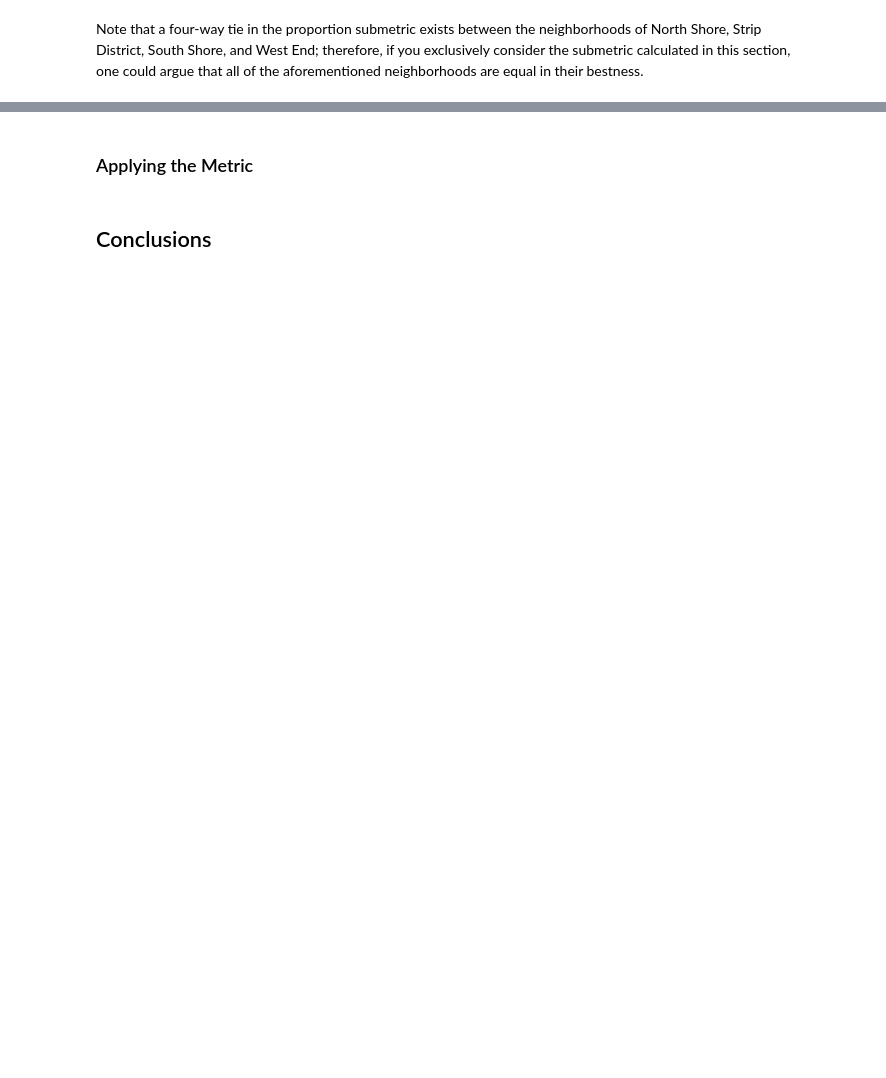
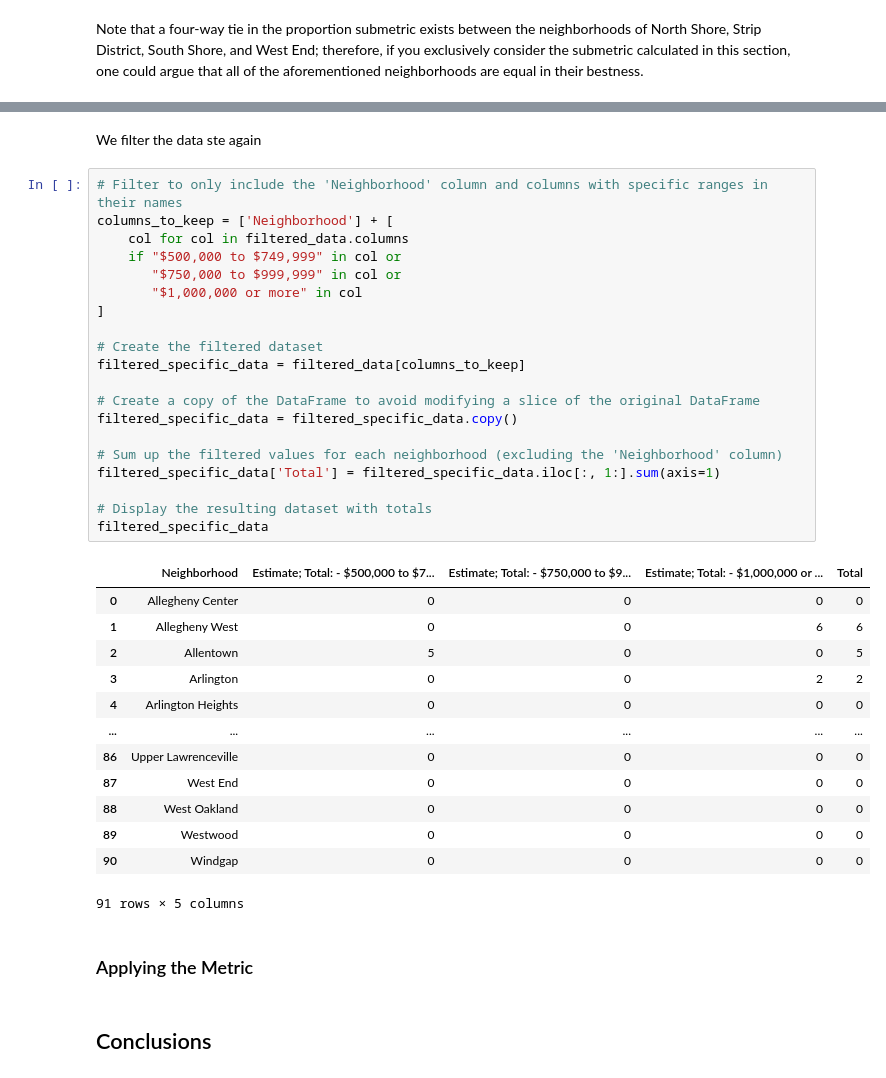
Before and after one commit to ItBeDaKang/CMPINF-0010-Final-Project, a Jupyter notebook: group_notebook.ipynb, the cells around one changed output, grey strips where cells are left out. Cells and saved outputs as stored; diff of their text form; blank space fills up the shorter version.

```diff
--- a/group_notebook.ipynb
+++ b/group_notebook.ipynb
@@ -148,3 +179,39 @@ Note that a four-way tie in the proportion submetric exists between the neighbor
+# %% [markdown]
+We filter the data ste again
+# %%
+# Filter to only include the 'Neighborhood' column and columns with specific ranges in their names
+columns_to_keep = ['Neighborhood'] + [
+    col for col in filtered_data.columns
+    if "$500,000 to $749,999" in col or
+       "$750,000 to $999,999" in col or
+       "$1,000,000 or more" in col
+]
+
+# Create the filtered dataset
+filtered_specific_data = filtered_data[columns_to_keep]
+
+# Create a copy of the DataFrame to avoid modifying a slice of the original DataFrame
+filtered_specific_data = filtered_specific_data.copy()
+
+# Sum up the filtered values for each neighborhood (excluding the 'Neighborhood' column)
+filtered_specific_data['Total'] = filtered_specific_data.iloc[:, 1:].sum(axis=1)
+
+# Display the resulting dataset with totals
+filtered_specific_data
+# %% [output]
+|  | Neighborhood | Estimate; Total: - $500,000 to $7... | Estimate; Total: - $750,000 to $9... | Estimate; Total: - $1,000,000 or ... | Total |
+| 0 | Allegheny Center | 0 | 0 | 0 | 0 |
+| 1 | Allegheny West | 0 | 0 | 6 | 6 |
+| 2 | Allentown | 5 | 0 | 0 | 5 |
+| 3 | Arlington | 0 | 0 | 2 | 2 |
+| 4 | Arlington Heights | 0 | 0 | 0 | 0 |
+| ... | ... | ... | ... | ... | ... |
+| 86 | Upper Lawrenceville | 0 | 0 | 0 | 0 |
+| 87 | West End | 0 | 0 | 0 | 0 |
+| 88 | West Oakland | 0 | 0 | 0 | 0 |
+| 89 | Westwood | 0 | 0 | 0 | 0 |
+| 90 | Windgap | 0 | 0 | 0 | 0 |
+91 rows × 5 columns
 # %% [markdown]
 ### Applying the Metric
 # %% [markdown]
```
Also changed, not shown: parts of 4 cells of this notebook.
